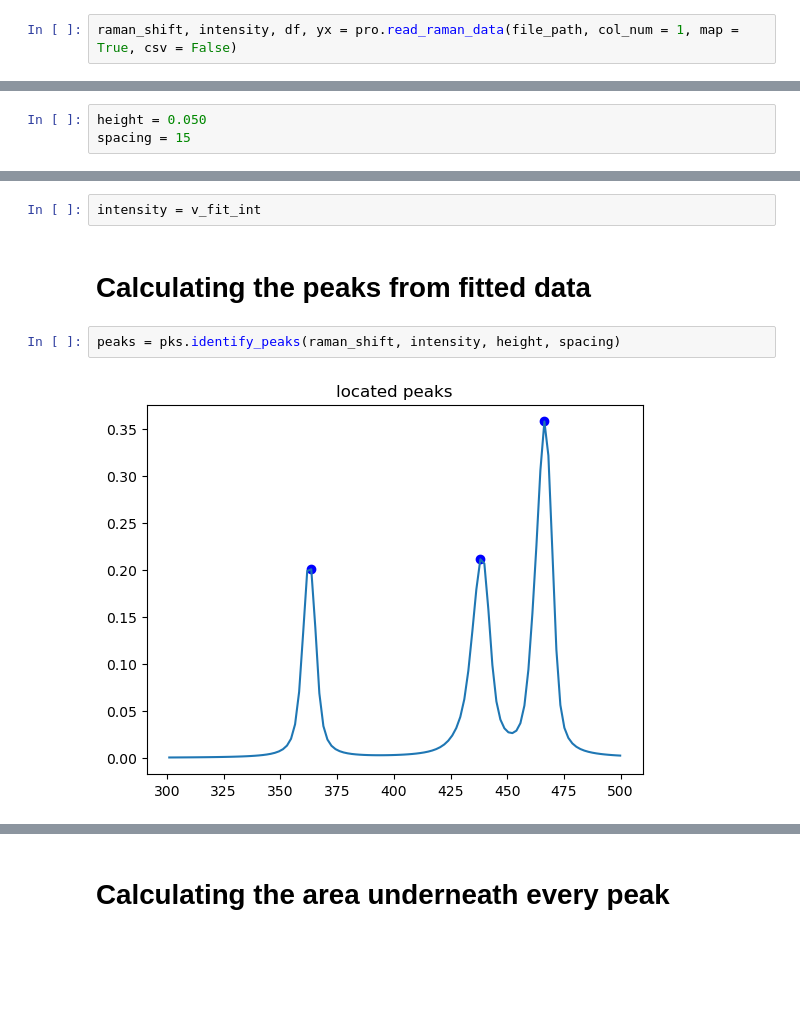
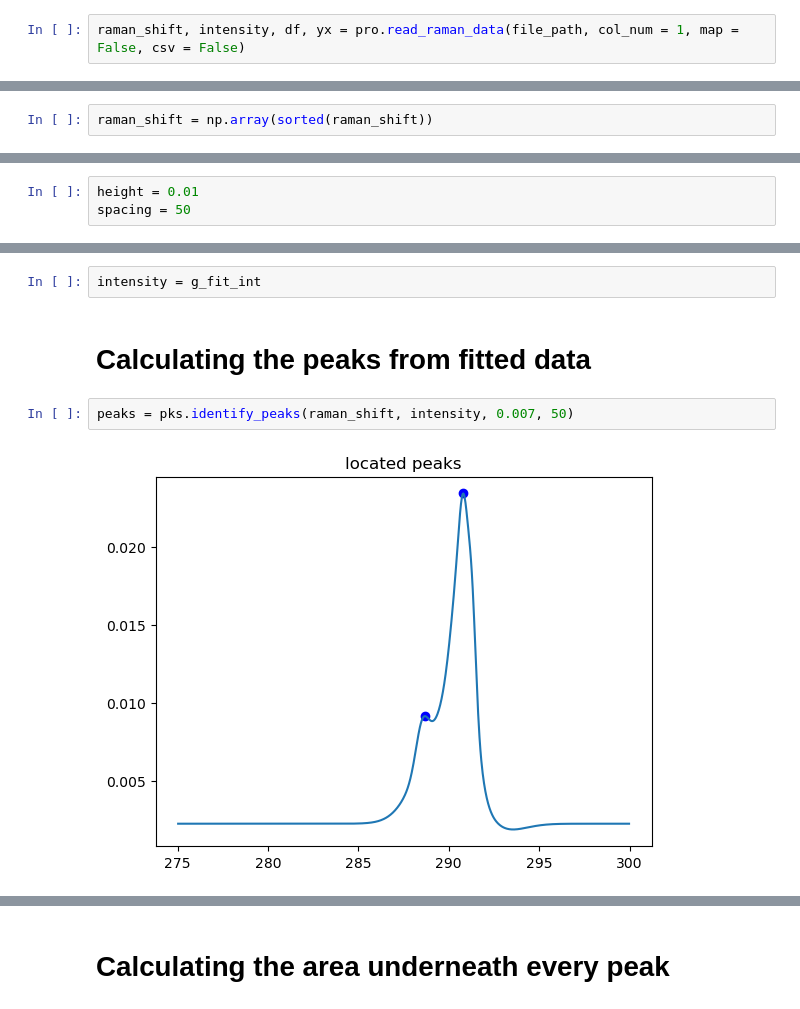
Before and after one commit to eridanirojas/2DTMD_ANML, a Jupyter notebook: raman_processing/raman_analysis.ipynb, the cells around one changed output, grey strips where cells are left out. Cells and saved outputs as stored; diff of their text form; blank space fills up the shorter version.

```diff
--- a/raman_processing/raman_analysis.ipynb
+++ b/raman_processing/raman_analysis.ipynb
@@ -12,5 +13,5 @@ file_path = "../Raman/BP_533nm_map.txt"  # Change this to your Raman data file p
 # %% [markdown]
 # **Reading our datafile. If datafile is a map, specify map = True. col_num specifies which spectrum you would like to plot from input map file.**
 # %%
-raman_shift, intensity, df, yx = pro.read_raman_data(file_path, col_num = 1, map = True, csv = False)
+raman_shift, intensity, df, yx = pro.read_raman_data(file_path, col_num = 1, map = False, csv = False)
 # %% [output]
@@ -31,3 +32,5 @@ Reading text file...
+# %%
+raman_shift = np.array(sorted(raman_shift))
 # %%
 display(yx)
 # %% [output]
@@ -65,8 +56,8 @@ intensity = pro.remove_baseline(raman_shift, intensity, deg)
 # %% [markdown]
 # **Height and spacing parameters**
 # %%
-height = 0.050
-spacing = 15
+height = 0.01
+spacing = 50
 # %% [markdown]
 ## **Calculating the peaks from the raw data for use in guessing the fits**
 # %%
@@ -100,13 +91,13 @@ R^2 score: 0.9993838457484443
 # %% [markdown]
 # **Picking the best fit**
 # %%
-intensity = v_fit_int
+intensity = g_fit_int
 # %% [markdown]
 # **Calculating the peaks from fitted data**
 # %%
-peaks = pks.identify_peaks(raman_shift, intensity, height, spacing)
+peaks = pks.identify_peaks(raman_shift, intensity, 0.007, 50)
 # %% [output]
-[figure, old version]
+[figure, new version]
 # %%
 display(peaks)
 # %% [output]
```
Also changed, not shown: parts of 14 cells of this notebook, 4 other files.
